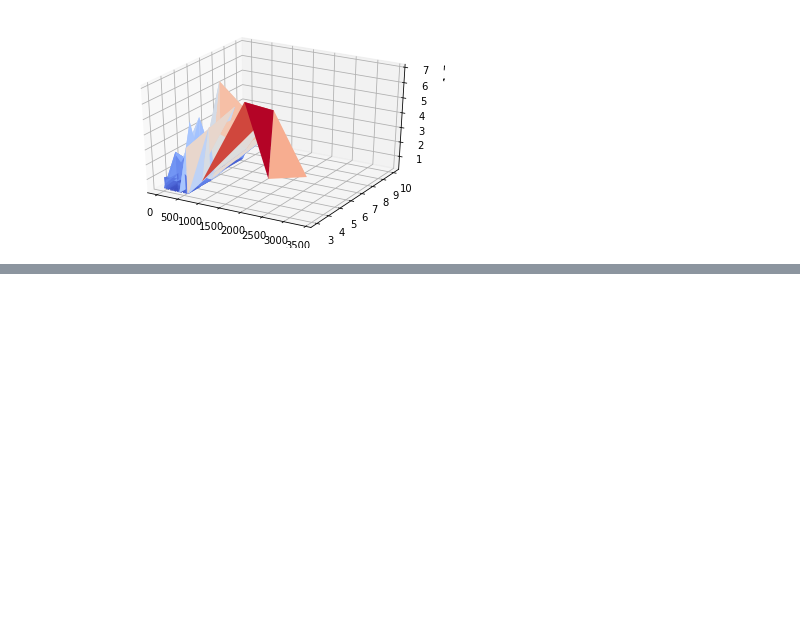
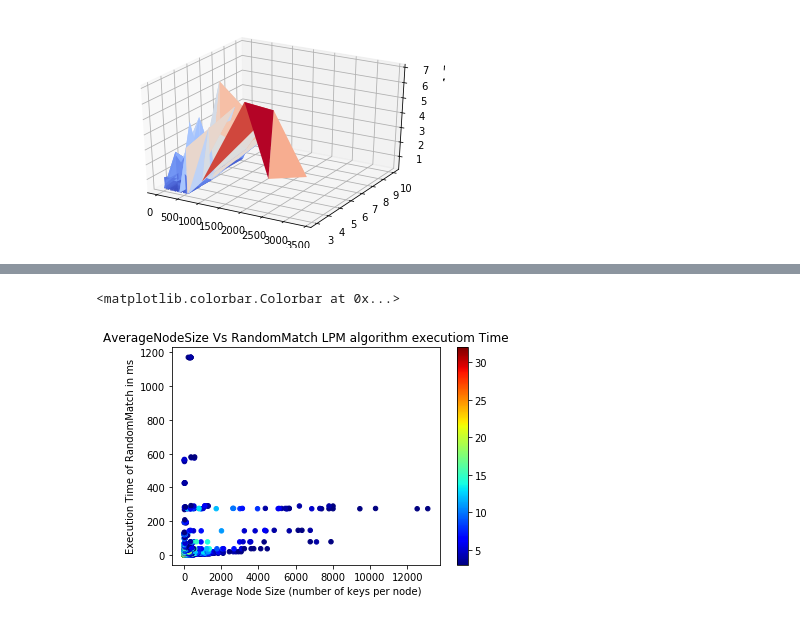
Before and after one commit to matrackif/TrieStrides, a Jupyter notebook: flavors_data_analysis.ipynb, the cells around one changed output, grey strips where cells are left out. Cells and saved outputs as stored; diff of their text form; code cells hidden in the pictures; blank space fills up the shorter version.

```diff
--- a/flavors_data_analysis.ipynb
+++ b/flavors_data_analysis.ipynb
@@ -12,6 +12,7 @@ results_wolant = pd.read_csv('ip32_wolant_results.csv', sep=';')
 results_fst = pd.read_csv('ip32_fst_results.csv', sep=';')
 results_equal_dist = pd.read_csv('ip32_equal_dist_results.csv', sep=';')
 results_random = pd.read_csv('ip32_random_results.csv', sep=';')
+results_random_shuffled = pd.read_csv('ip32_random_shuffled.csv', sep=';')
 # results_au = pd.read_csv('ipResults_home_gtx980_australia.csv', sep=';')
 # results_au_32bit = pd.read_csv('ip_32bit_au.csv', sep=';')
 # results_tokyo = pd.read_csv('ip_32bit_tokyo.csv', sep=';')
@@ -81,6 +82,7 @@ results_wolant = append_stats_to_df(results_wolant)
 results_fst = append_stats_to_df(results_fst)
 results_equal_dist = append_stats_to_df(results_equal_dist)
 results_random = append_stats_to_df(results_random)
+results_random_shuffled = append_stats_to_df(results_random_shuffled)
 # %%
 # results_wolant = results_wolant.sort_values('RandomMatch')
 # results_wolant[['Config', 'Match', 'RandomMatch', 'Find', 'MatchAndFind', 'Build', 'TreeMemoryUniqueOnly', 'Cost', 'Percent', 'ChildrenMemory', 'ContainerStartsMemory', 'ContainerLengthsMemory']]
@@ -155 +157,4 @@ results_random[['Config', 'RandomMatch', 'Match', 'ItemsPerLevel', 'MaxItemsPerL
 800 rows × 11 columns
+# %%
+results_random_shuffled = results_random_shuffled.sort_values('RandomMatch')
+results_random_shuffled[['Config', 'RandomMatch', 'Match', 'ItemsPerLevel', 'MaxItemsPerLevel', 'TreeMemoryUniqueOnly', 'Percent', 'PercentEmptyPointerLevels', 'Build', 'TreeLevels', 'EmptyPointerLevels']]
@@ -188,3 +207,15 @@ plt.colorbar()
+# %%
+x = results_random_shuffled['AverageNodeSize'].values
+y = results_random_shuffled['RandomMatch'].values
+z = results_random_shuffled['Depth'].values
+plt.title("AverageNodeSize Vs RandomMatch LPM algorithm executiom Time")
+plt.xlabel("Average Node Size (number of keys per node)")
+plt.ylabel("Execution Time of RandomMatch in ms")
+plt.scatter(x, y, s=20, c=z, marker='o', cmap = cm.jet)
+plt.colorbar()
+# %% [output]
+<matplotlib.colorbar.Colorbar at 0x...>
+[figure, added]
 # %%
 x = results_wolant['AverageNodeSize'].values
 y = results_wolant['RandomMatch'].values
```
Also changed, not shown: parts of 22 cells of this notebook, 5 other files.
